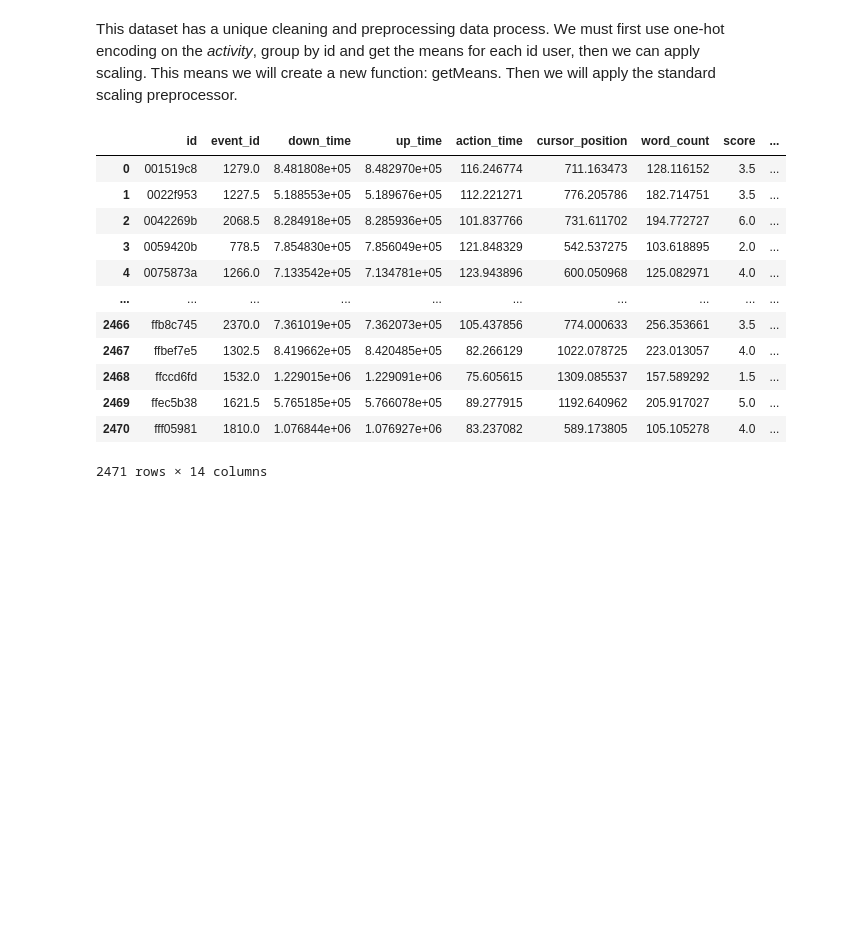
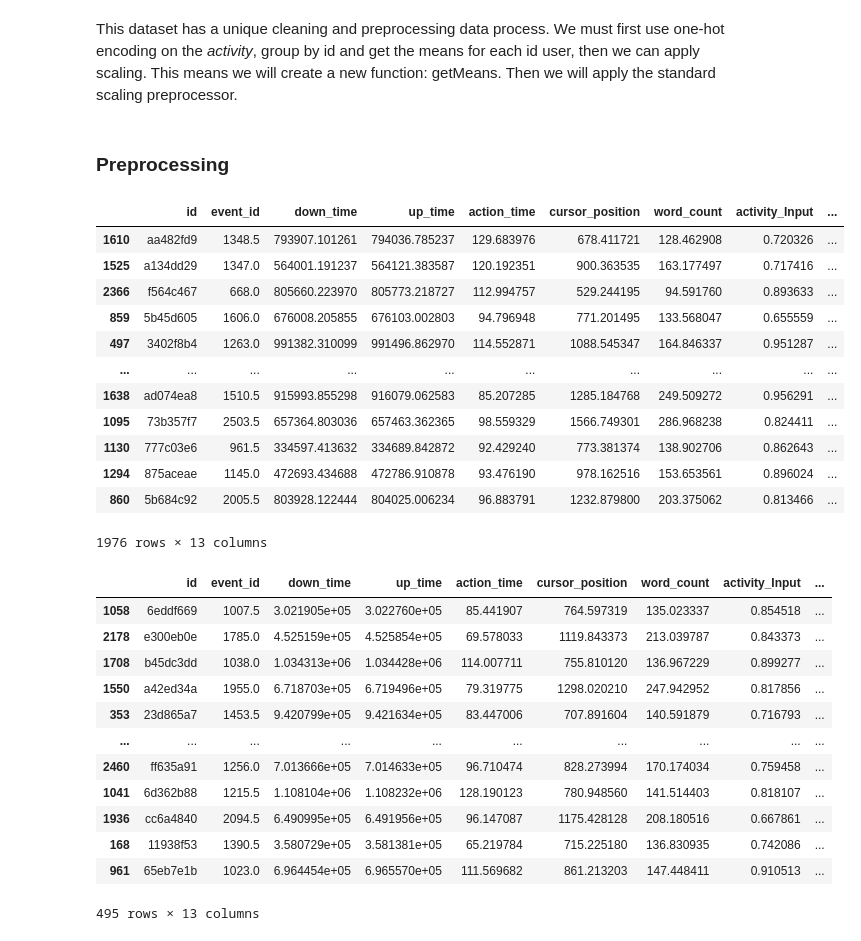
Before and after one commit to DryToaster/writing_competition, a Jupyter notebook: src/final_submission.ipynb, the cells around one changed output. Cells and saved outputs as stored; diff of their text form; code cells hidden in the pictures; blank space fills up the shorter version.

```diff
--- a/src/final_submission.ipynb
+++ b/src/final_submission.ipynb
@@ -213,21 +213,5 @@ def oneHotEncode(data, col):
     data = pd.concat([data, new_col], axis=1)
     return pd.DataFrame(data), new_col.columns
 # %%
-train_df, scale_var_one_hot = oneHotEncode(train_df, 'activity')
-train_df = getMeans(train_df)
+new_df, scale_var_one_hot = oneHotEncode(train_df, 'activity')
+new_df = getMeans(new_df)
-# %%
-train_df
-# %% [output]
-|  | id | event_id | down_time | up_time | action_time | cursor_position | word_count | score | ... |
-| 0 | 001519c8 | 1279.0 | 8.481808e+05 | 8.482970e+05 | 116.246774 | 711.163473 | 128.116152 | 3.5 | ... |
-| 1 | 0022f953 | 1227.5 | 5.188553e+05 | 5.189676e+05 | 112.221271 | 776.205786 | 182.714751 | 3.5 | ... |
-| 2 | 0042269b | 2068.5 | 8.284918e+05 | 8.285936e+05 | 101.837766 | 731.611702 | 194.772727 | 6.0 | ... |
-| 3 | 0059420b | 778.5 | 7.854830e+05 | 7.856049e+05 | 121.848329 | 542.537275 | 103.618895 | 2.0 | ... |
-| 4 | 0075873a | 1266.0 | 7.133542e+05 | 7.134781e+05 | 123.943896 | 600.050968 | 125.082971 | 4.0 | ... |
-| ... | ... | ... | ... | ... | ... | ... | ... | ... | ... |
-| 2466 | ffb8c745 | 2370.0 | 7.361019e+05 | 7.362073e+05 | 105.437856 | 774.000633 | 256.353661 | 3.5 | ... |
-| 2467 | ffbef7e5 | 1302.5 | 8.419662e+05 | 8.420485e+05 | 82.266129 | 1022.078725 | 223.013057 | 4.0 | ... |
-| 2468 | ffccd6fd | 1532.0 | 1.229015e+06 | 1.229091e+06 | 75.605615 | 1309.085537 | 157.589292 | 1.5 | ... |
-| 2469 | ffec5b38 | 1621.5 | 5.765185e+05 | 5.766078e+05 | 89.277915 | 1192.640962 | 205.917027 | 5.0 | ... |
-| 2470 | fff05981 | 1810.0 | 1.076844e+06 | 1.076927e+06 | 83.237082 | 589.173805 | 105.105278 | 4.0 | ... |
-2471 rows × 14 columns
@@ -234 +224,33 @@ train_df
+# %% [markdown]
+### Preprocessing
+# %%
+display(X_train)
+display(X_test)
+# %% [output]
+|  | id | event_id | down_time | up_time | action_time | cursor_position | word_count | activity_Input | ... |
+| 1610 | aa482fd9 | 1348.5 | 793907.101261 | 794036.785237 | 129.683976 | 678.411721 | 128.462908 | 0.720326 | ... |
+| 1525 | a134dd29 | 1347.0 | 564001.191237 | 564121.383587 | 120.192351 | 900.363535 | 163.177497 | 0.717416 | ... |
+| 2366 | f564c467 | 668.0 | 805660.223970 | 805773.218727 | 112.994757 | 529.244195 | 94.591760 | 0.893633 | ... |
+| 859 | 5b45d605 | 1606.0 | 676008.205855 | 676103.002803 | 94.796948 | 771.201495 | 133.568047 | 0.655559 | ... |
+| 497 | 3402f8b4 | 1263.0 | 991382.310099 | 991496.862970 | 114.552871 | 1088.545347 | 164.846337 | 0.951287 | ... |
+| ... | ... | ... | ... | ... | ... | ... | ... | ... | ... |
+| 1638 | ad074ea8 | 1510.5 | 915993.855298 | 916079.062583 | 85.207285 | 1285.184768 | 249.509272 | 0.956291 | ... |
+| 1095 | 73b357f7 | 2503.5 | 657364.803036 | 657463.362365 | 98.559329 | 1566.749301 | 286.968238 | 0.824411 | ... |
+| 1130 | 777c03e6 | 961.5 | 334597.413632 | 334689.842872 | 92.429240 | 773.381374 | 138.902706 | 0.862643 | ... |
+| 1294 | 875aceae | 1145.0 | 472693.434688 | 472786.910878 | 93.476190 | 978.162516 | 153.653561 | 0.896024 | ... |
+| 860 | 5b684c92 | 2005.5 | 803928.122444 | 804025.006234 | 96.883791 | 1232.879800 | 203.375062 | 0.813466 | ... |
+1976 rows × 13 columns
+|  | id | event_id | down_time | up_time | action_time | cursor_position | word_count | activity_Input | ... |
+| 1058 | 6eddf669 | 1007.5 | 3.021905e+05 | 3.022760e+05 | 85.441907 | 764.597319 | 135.023337 | 0.854518 | ... |
+| 2178 | e300eb0e | 1785.0 | 4.525159e+05 | 4.525854e+05 | 69.578033 | 1119.843373 | 213.039787 | 0.843373 | ... |
+| 1708 | b45dc3dd | 1038.0 | 1.034313e+06 | 1.034428e+06 | 114.007711 | 755.810120 | 136.967229 | 0.899277 | ... |
+| 1550 | a42ed34a | 1955.0 | 6.718703e+05 | 6.719496e+05 | 79.319775 | 1298.020210 | 247.942952 | 0.817856 | ... |
+| 353 | 23d865a7 | 1453.5 | 9.420799e+05 | 9.421634e+05 | 83.447006 | 707.891604 | 140.591879 | 0.716793 | ... |
+| ... | ... | ... | ... | ... | ... | ... | ... | ... | ... |
+| 2460 | ff635a91 | 1256.0 | 7.013666e+05 | 7.014633e+05 | 96.710474 | 828.273994 | 170.174034 | 0.759458 | ... |
+| 1041 | 6d362b88 | 1215.5 | 1.108104e+06 | 1.108232e+06 | 128.190123 | 780.948560 | 141.514403 | 0.818107 | ... |
+| 1936 | cc6a4840 | 2094.5 | 6.490995e+05 | 6.491956e+05 | 96.147087 | 1175.428128 | 208.180516 | 0.667861 | ... |
+| 168 | 11938f53 | 1390.5 | 3.580729e+05 | 3.581381e+05 | 65.219784 | 715.225180 | 136.830935 | 0.742086 | ... |
+| 961 | 65eb7e1b | 1023.0 | 6.964454e+05 | 6.965570e+05 | 111.569682 | 861.213203 | 147.448411 | 0.910513 | ... |
+495 rows × 13 columns
 # %%
```
Also changed, not shown: parts of 13 cells of this notebook.
